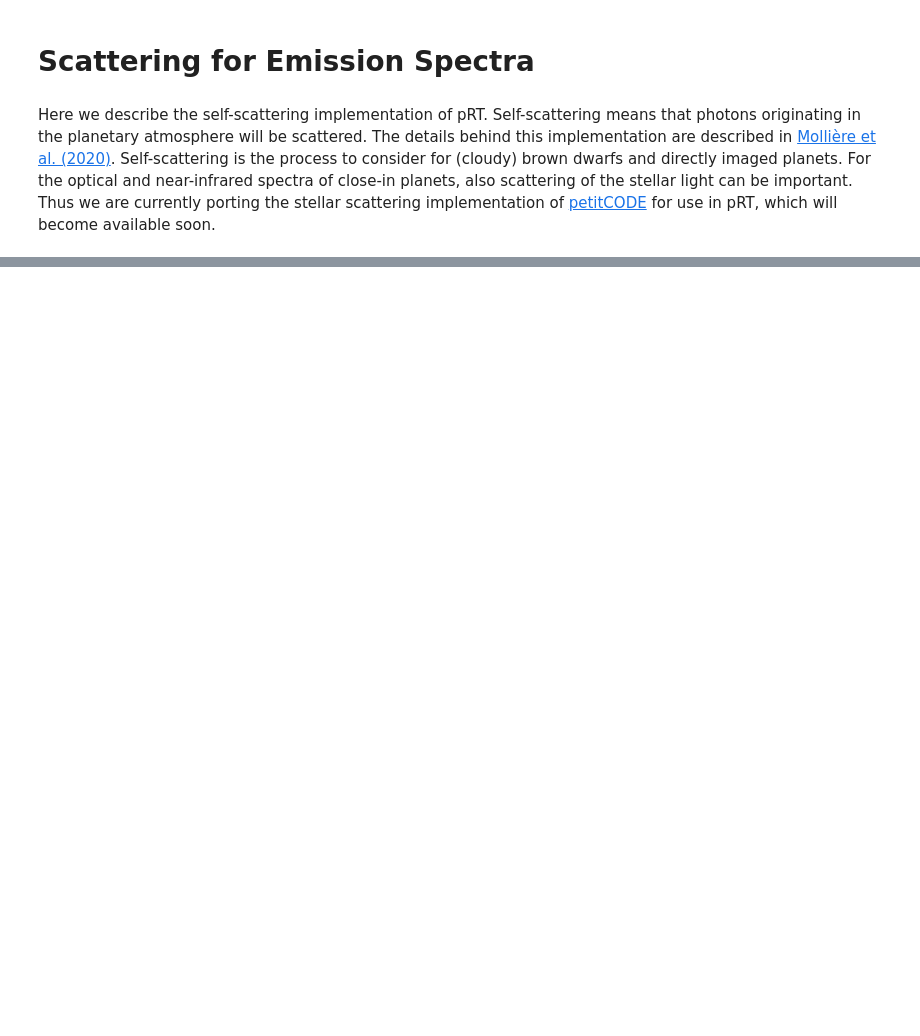
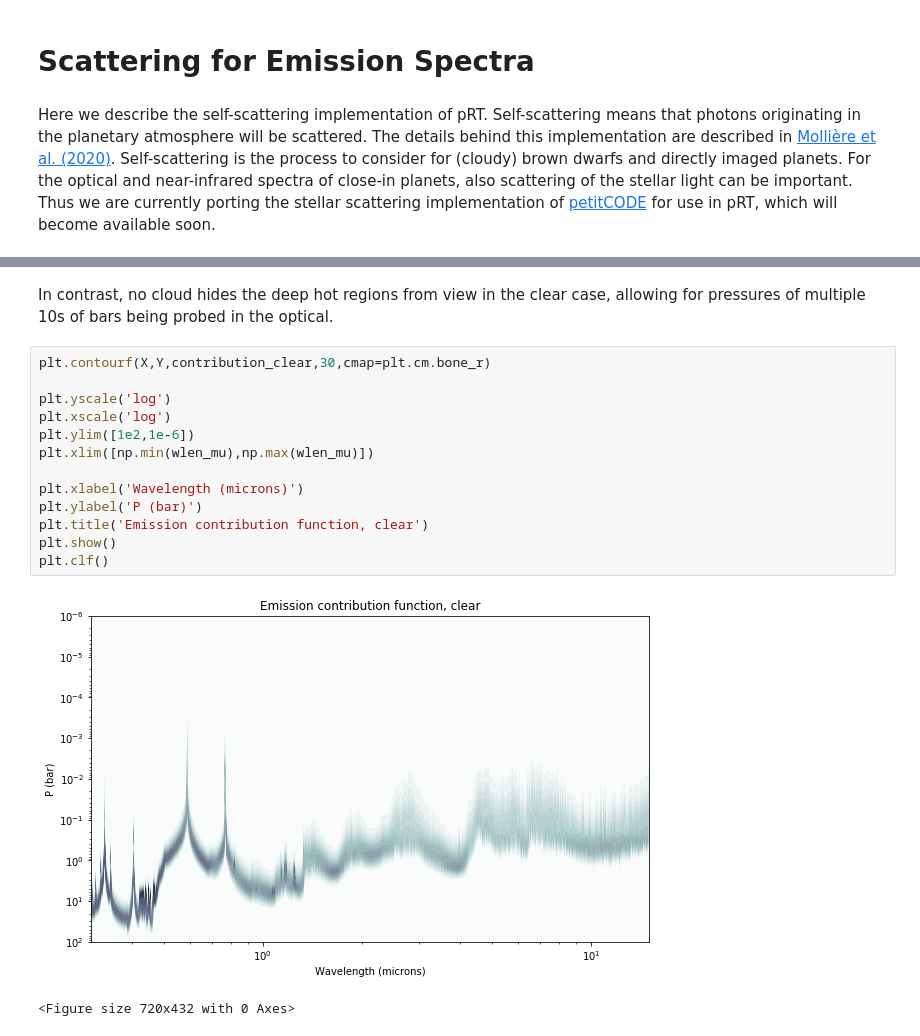
Before and after one commit to nborsato/petitRADTRANS, a Jupyter notebook: docs/content/notebooks/emis_scat.ipynb, the cells around one changed output, grey strips where cells are left out. Saved outputs shown, nothing was run; the diff lists cells and outputs as text; blank space fills up the shorter version.

```diff
--- a/docs/content/notebooks/emis_scat.ipynb
+++ b/docs/content/notebooks/emis_scat.ipynb
@@ -99,0 +151,18 @@ plt.clf()
+# %% [markdown]
+In contrast, no cloud hides the deep hot regions from view in the clear case, allowing for pressures of multiple 10s of bars being probed in the optical.
+# %%
+plt.contourf(X,Y,contribution_clear,30,cmap=plt.cm.bone_r)
+
+plt.yscale('log')
+plt.xscale('log')
+plt.ylim([1e2,1e-6])
+plt.xlim([np.min(wlen_mu),np.max(wlen_mu)])
+
+plt.xlabel('Wavelength (microns)')
+plt.ylabel('P (bar)')
+plt.title('Emission contribution function, clear')
+plt.show()
+plt.clf()
+# %% [output]
+[figure, added]
+<Figure size 720x432 with 0 Axes>
```
Also changed, not shown: parts of 14 cells of this notebook, 44 other files.
